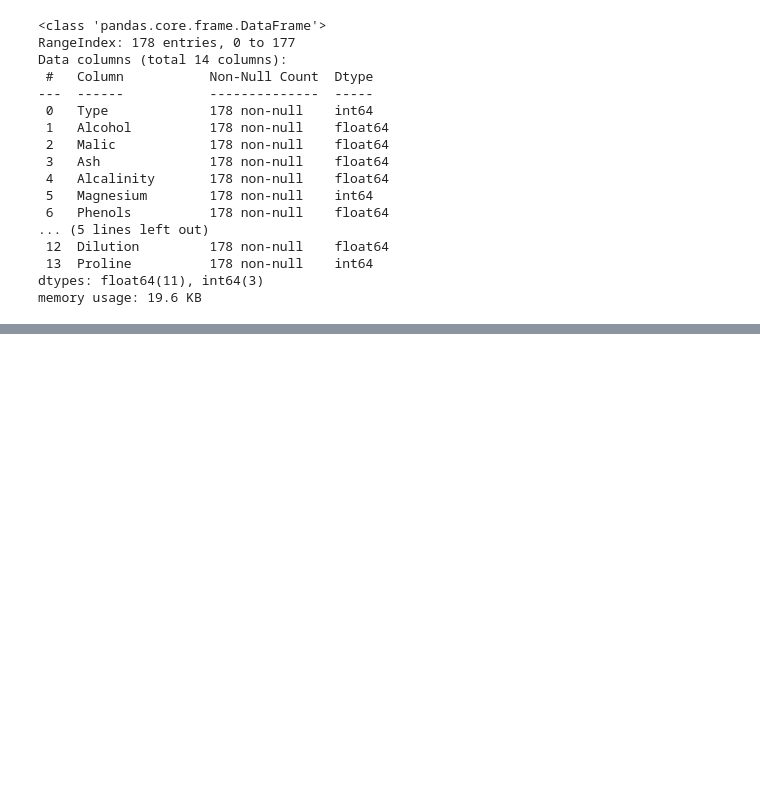
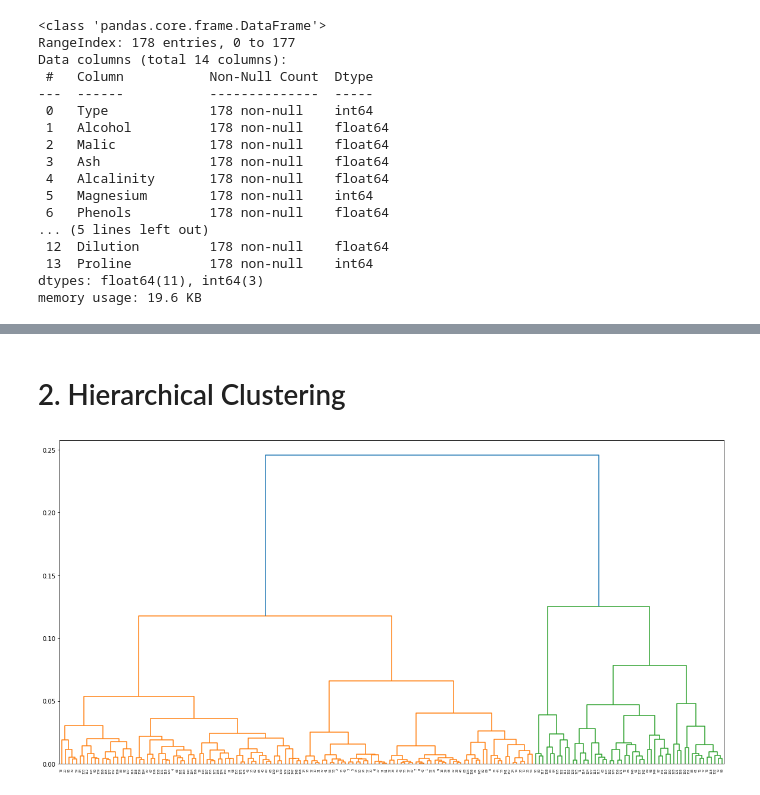
Before and after one commit to SuryaBhaskar33/Data_Science, a Jupyter notebook: 8_PCA/PCA.ipynb, the cells around one changed output, grey strips where cells are left out. Saved outputs shown, nothing was run; the diff lists cells and outputs as text; code cells hidden in the pictures; blank space fills up the shorter version.

```diff
--- a/8_PCA/PCA.ipynb
+++ b/8_PCA/PCA.ipynb
@@ -35,0 +202,7 @@ memory usage: 19.6 KB
+# %% [markdown]
+# 2. Hierarchical Clustering
+# %%
+plt.figure(figsize=(20,10))
+dendrogram=sch.dendrogram(sch.linkage(final_df,'complete'))
+# %% [output]
+[figure, added]
```
Also changed, not shown: parts of 21 cells of this notebook.
